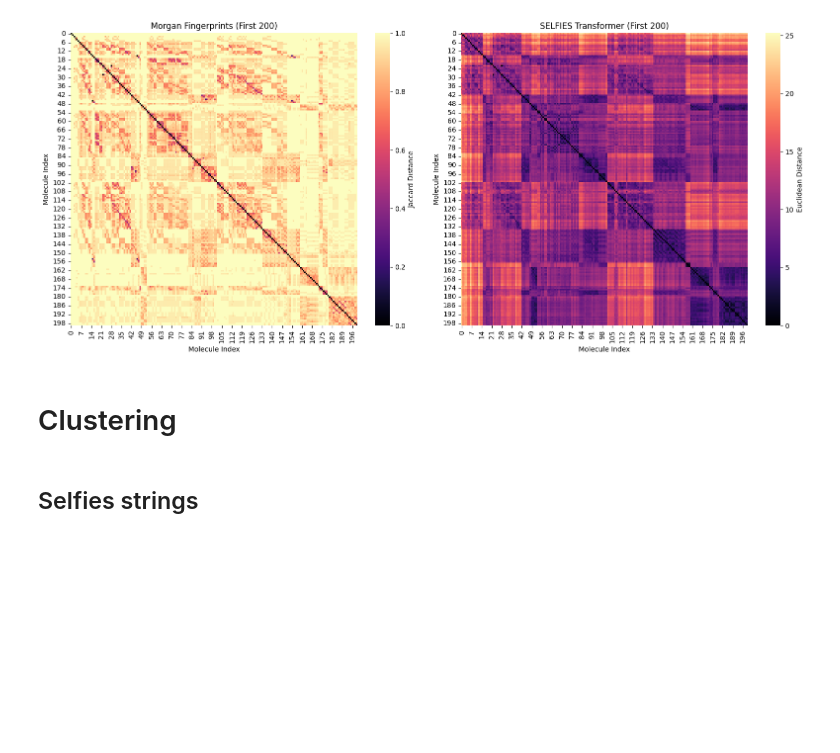
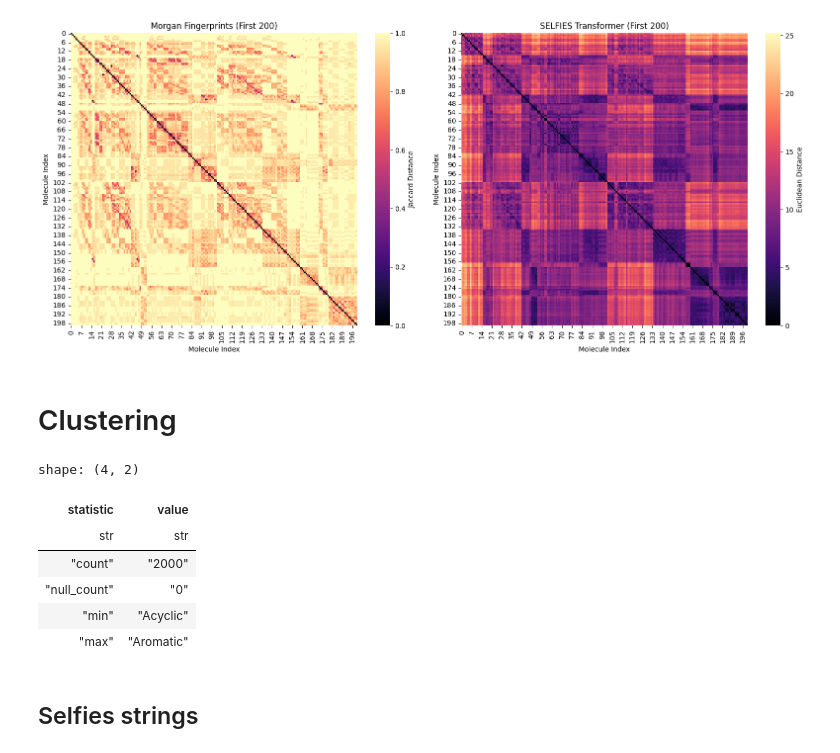
Before and after one commit to karlfindhansen/Non-Euclidean-Distances-in-Molecular-Representation, a Jupyter notebook: notebooks/QM9/euclidan_baselines.ipynb, the cells around one changed output. Cells and saved outputs as stored; diff of their text form; code cells hidden in the pictures; blank space fills up the shorter version.

```diff
--- a/notebooks/QM9/euclidan_baselines.ipynb
+++ b/notebooks/QM9/euclidan_baselines.ipynb
@@ -326,5 +326,15 @@ plot_distance_heatmaps(distance_morgan, distance_selfies, subset_size=200)
 [figure]
 # %% [markdown]
 # Clustering
+# %%
+qm9.df['structure_class'].describe()
+# %% [output]
+shape: (4, 2)
+| statistic | value |
+| str | str |
+| "count" | "2000" |
+| "null_count" | "0" |
+| "min" | "Acyclic" |
+| "max" | "Aromatic" |
 # %% [markdown]
 ## Selfies strings
```
Also changed, not shown: parts of 12 cells of this notebook, 6 other files.
